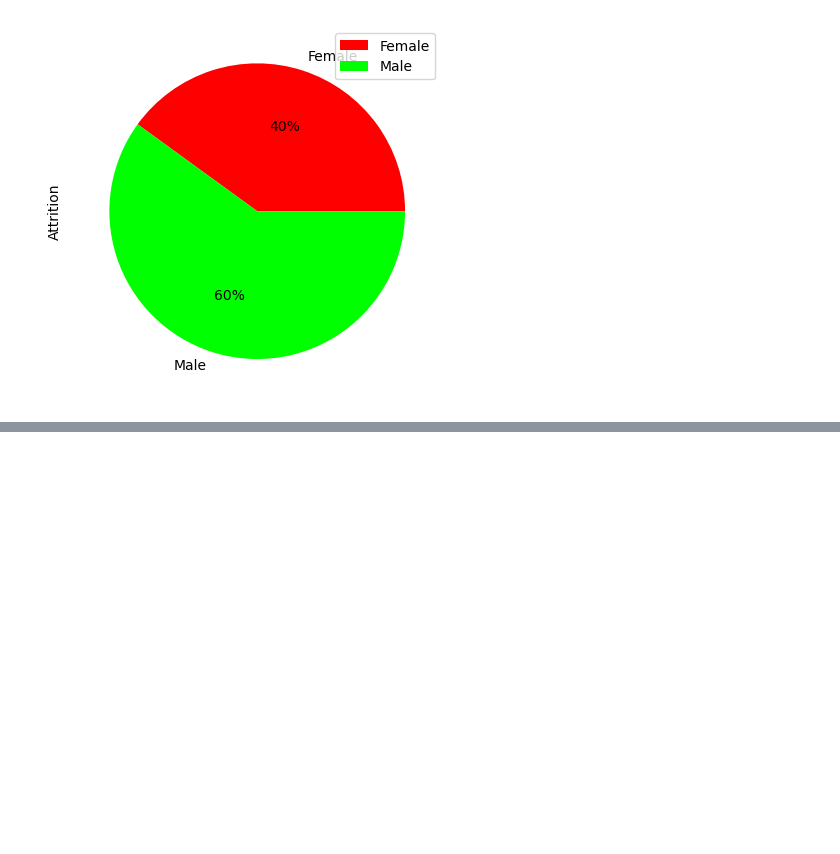
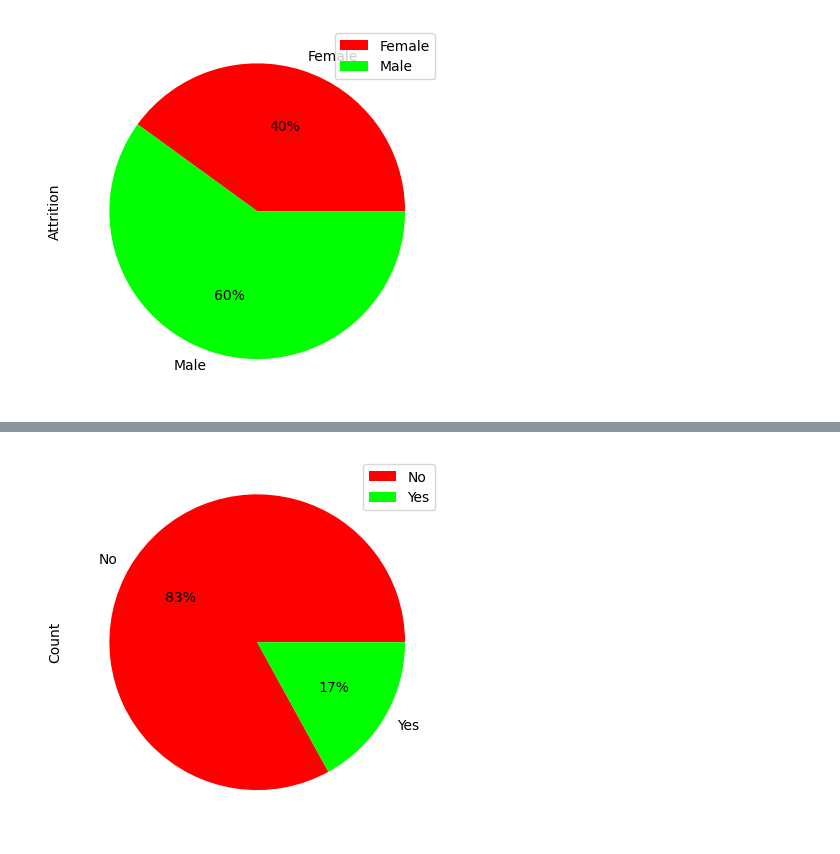
Before and after one commit to Jeff-Wince/GroupProj_Aakash_Jeff_Sonila_Stephanie, a Jupyter notebook: HR-Employee-Attrition.ipynb, the cells around one changed output, grey strips where cells are left out. Saved outputs shown, nothing was run; the diff lists cells and outputs as text; code cells hidden in the pictures; blank space fills up the shorter version.

```diff
--- a/HR-Employee-Attrition.ipynb
+++ b/HR-Employee-Attrition.ipynb
@@ -155,0 +196,11 @@ gender_pie= gender_df.plot(kind = 'pie',
+# %%
+#make pie chart for Female attrition rates
+labels = Male_attrition["Attrition"]
+gender_pie= Male_attrition.plot(kind = 'pie',
+           y = "Count",
+           autopct = '%1.0f%%',
+           labels = labels,
+           colors = colors,
+           startangle = 0)
+# %% [output]
+[figure, added]
```
Also changed, not shown: parts of 9 cells of this notebook.
